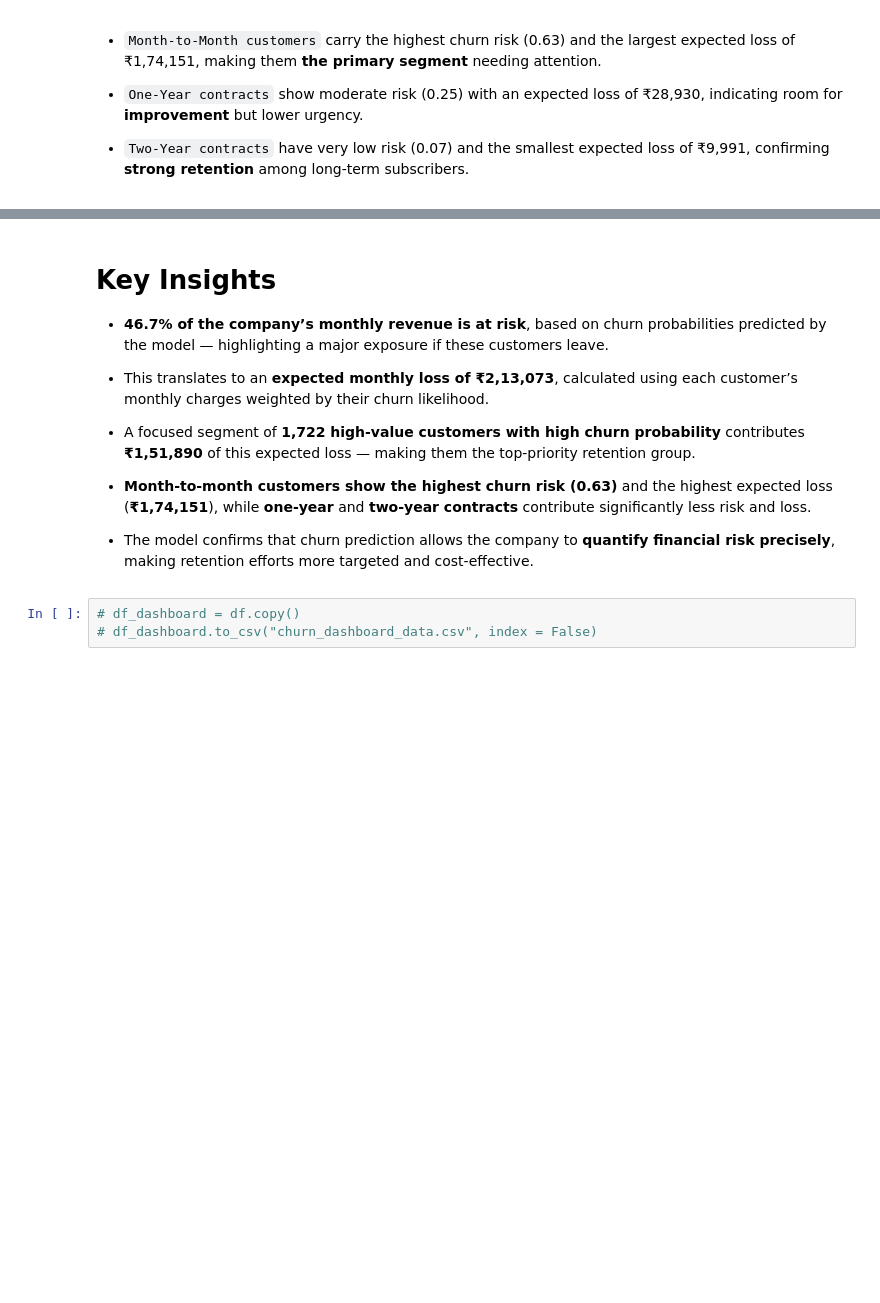
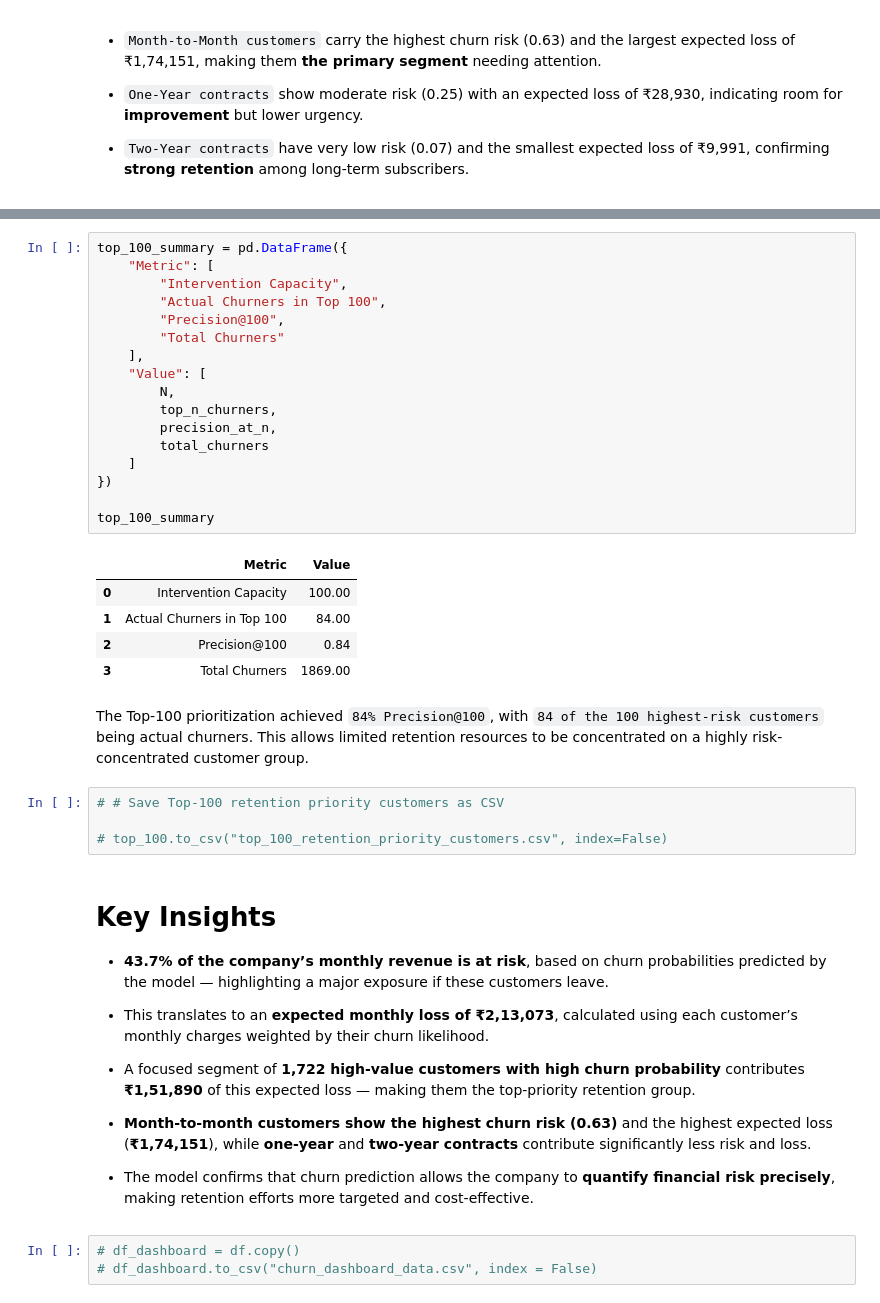
Before and after one commit to anuragchauhan21/Customer-Churn-Analysis, a Jupyter notebook: modeling.ipynb, the cells around one changed output, grey strips where cells are left out. Saved outputs shown, nothing was run; the diff lists cells and outputs as text; blank space fills up the shorter version.

```diff
--- a/modeling.ipynb
+++ b/modeling.ipynb
@@ -479,7 +508,36 @@ dtype: float64
+# %%
+top_100_summary = pd.DataFrame({
+    "Metric": [
+        "Intervention Capacity",
+        "Actual Churners in Top 100",
+        "Precision@100",
+        "Total Churners"
+    ],
+    "Value": [
+        N,
+        top_n_churners,
+        precision_at_n,
+        total_churners
+    ]
+})
+
+top_100_summary
+# %% [output]
+|  | Metric | Value |
+| 0 | Intervention Capacity | 100.00 |
+| 1 | Actual Churners in Top 100 | 84.00 |
+| 2 | Precision@100 | 0.84 |
+| 3 | Total Churners | 1869.00 |
+# %% [markdown]
+The Top-100 prioritization achieved `84% Precision@100`, with `84 of the 100 highest-risk customers` being actual churners. This allows limited retention resources to be concentrated on a highly risk-concentrated customer group.
+# %%
+# # Save Top-100 retention priority customers as CSV
+
+# top_100.to_csv("top_100_retention_priority_customers.csv", index=False)
 # %% [markdown]
 # Key Insights
 
-- **46.7% of the company’s monthly revenue is at risk**, based on churn probabilities predicted by the model — highlighting a major exposure if these customers leave.
+- **43.7% of the company’s monthly revenue is at risk**, based on churn probabilities predicted by the model — highlighting a major exposure if these customers leave.
 
 - This translates to an **expected monthly loss of ₹2,13,073**, calculated using each customer’s monthly charges weighted by their churn likelihood.
 
```
Also changed, not shown: parts of 22 cells of this notebook.
